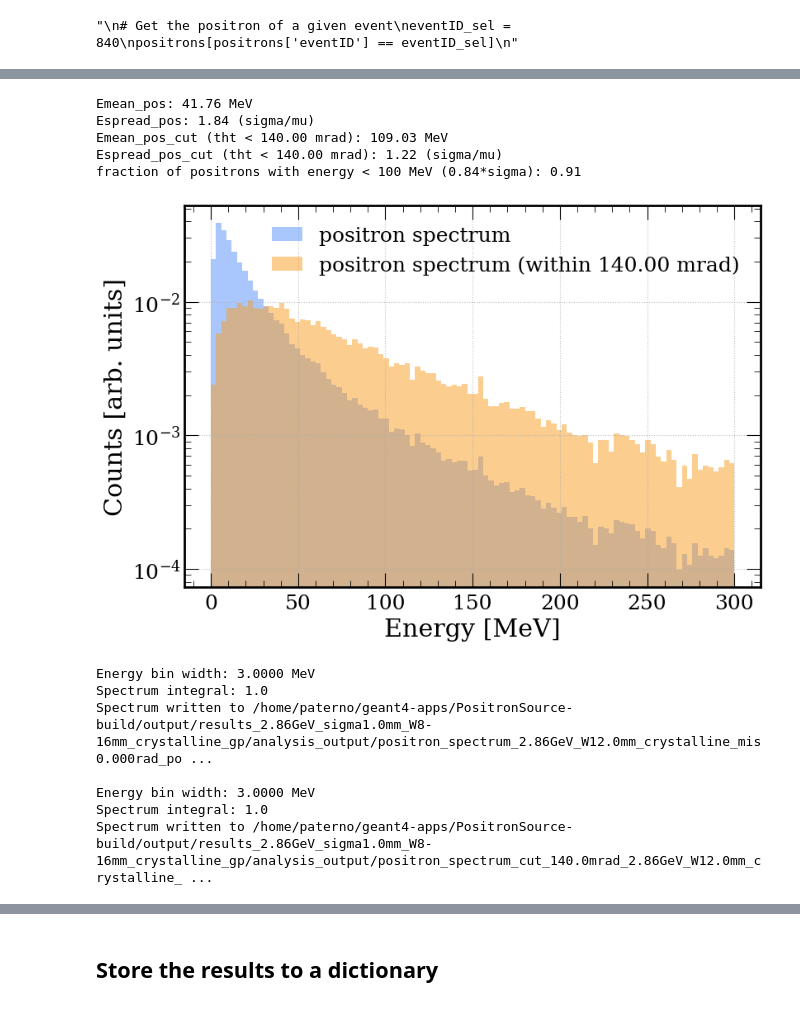
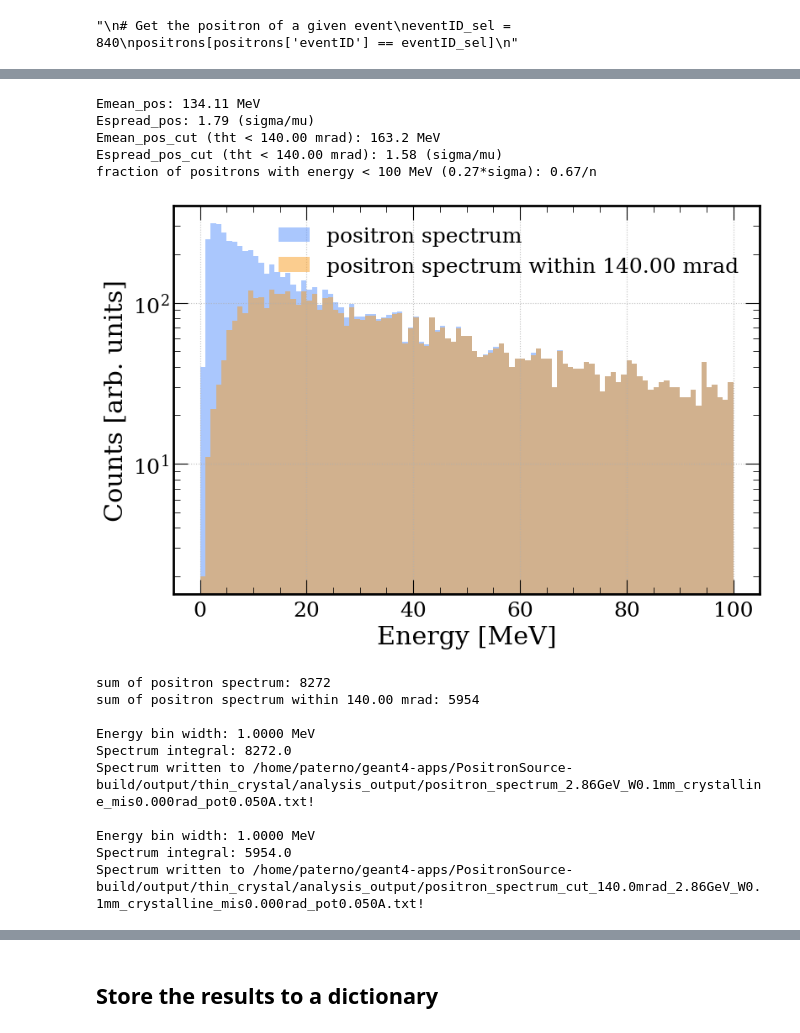
Before and after one commit to paternog/PositronSource, a Jupyter notebook: analysis_scripts/PS_G4_file_analysis.ipynb, the cells around one changed output, grey strips where cells are left out. Saved outputs shown, nothing was run; the diff lists cells and outputs as text; code cells hidden in the pictures.

Commit message:
improved analysis_scripts

```diff
--- a/analysis_scripts/PS_G4_file_analysis.ipynb
+++ b/analysis_scripts/PS_G4_file_analysis.ipynb
@@ -47,8 +47,8 @@ pd.options.mode.chained_assignment = None
 #name = "output_2.86GeV_W15.0mm_conventional"
 #conv_th = 15 #mm
 
-path = "/home/paterno/geant4-apps/PositronSource-build/output/results_2.86GeV_sigma1.0mm_W8-16mm_crystalline_gp/"
-name = "output_2.86GeV_W12.0mm_crystalline_mis0.000rad_pot0.050A"
+#path = "/home/paterno/geant4-apps/PositronSource-build/output/results_2.86GeV_sigma1.0mm_W8-16mm_crystalline_gp/"
+#name = "output_2.86GeV_W12.0mm_crystalline_mis0.000rad_pot0.050A"
 
 #path = "/home/paterno/geant4-apps/PositronSource-build/output/results_6GeV_sigma0.5mm_W4-24mm_conventional_gp/"
 #name = "output_6GeV_W17.0mm_conventional"
@@ -72,6 +72,10 @@ name = "output_2.86GeV_W12.0mm_crystalline_mis0.000rad_pot0.050A"
 #path = "/home/paterno/geant4_workdir/PositronSource-build/output/"
 #name = "output_2.86GeV_W2.50mm_D10cm_target10.00mm"
 
+path = "/home/paterno/geant4-apps/PositronSource-build/output/thin_crystal/"
+name = "output_2.86GeV_W0.1mm_crystalline_mis0.000rad_pot0.050A"
+#name = "output_2.86GeV_W0.1mm_random"
+
 #path = "C:/DATI/Geant4/PositronSource-build/output/results_2.86GeV_sigma1.0mm_W5-20mm_conventional_gp/"
 #name = "output_2.86GeV_W15.0mm_conventional"
 #path = "C:/DATI/Geant4/PositronSource-build/output/results_2.86GeV_sigma1.0mm_W8-16mm_crystalline_gp/"
@@ -858,51 +880,61 @@ Estdev_cut = np.std(E_pos_cut)
 Espread_pos_cut = Estdev_cut / Emean_pos_cut
 print("Emean_pos_cut (tht < %.2f mrad):" % angle_cut, round(Emean_pos_cut, 2), "MeV")
 print("Espread_pos_cut (tht < %.2f mrad):" % angle_cut, round(Espread_pos_cut, 2), "(sigma/mu)")
 Eth = 100 # MeV
 NposEth = len(E_pos.values[E_pos.values < Eth]) / len(E_pos.values)
 NsigmaEth = Eth / (Emean_pos + Estdev)
-print("fraction of positrons with energy < %.0f MeV (%.2f*sigma): %.2f" % (Eth, NsigmaEth, NposEth))
+print("fraction of positrons with energy < %.0f MeV (%.2f*sigma): %.2f/n" % (Eth, NsigmaEth, NposEth))
 
 # Plot histogram of positrons energy
 nbin_pos = 100
-range_pos = (0, 300)
+range_pos = (0, 100)
+IWantDensity = False
 plt.figure(figsize=(9, 6))
-h = plt.hist(E_pos, density=True, bins=nbin_pos, range=range_pos, alpha=0.5, \
+h = plt.hist(E_pos, density=IWantDensity, bins=nbin_pos, range=range_pos, alpha=0.5, \
              label='positron spectrum')
-h2 = plt.hist(E_pos_cut, density=True, bins=nbin_pos, range=range_pos, alpha=0.5, \
-              label='positron spectrum (within %.2f mrad)' % (angle_cut))
+h2 = plt.hist(E_pos_cut, density=IWantDensity, bins=nbin_pos, range=range_pos, alpha=0.5, \
+              label='positron spectrum within %.2f mrad' % (angle_cut))
 plt.legend()
 plt.xlabel('Energy [MeV]')
 plt.ylabel('Counts [arb. units]')
 plt.title('')
 plt.grid(True)
 plt.yscale('log')
 if saveFigs:
     plt.savefig(outpath + 'eplusBeam_E_distrib_' + purename + '.jpg')
 plt.show()
 
+if not IWantDensity:
+    print("sum of positron spectrum: %d" % sum(h[0]))
+    print("sum of positron spectrum within %.2f mrad: %d\n" % (angle_cut, sum(h2[0])))
+else:
+    print("\n")
+
 
 # Write the positron spectrum to a file
 Eedges, spectrum = h[1], h[0]
 output_file = outpath + 'positron_spectrum_' + purename + '.txt'
 write_spectrum_to_G4file(Eedges, spectrum, output_file)
 _, spectrum_cut = h2[1], h2[0]
 output_file_cut = outpath + 'positron_spectrum_cut_%.1fmrad_' % angle_cut + purename + '.txt'
 write_spectrum_to_G4file(Eedges, spectrum_cut, output_file_cut)
 # %% [output]
-Emean_pos: 41.76 MeV
-Espread_pos: 1.84 (sigma/mu)
-Emean_pos_cut (tht < 140.00 mrad): 109.03 MeV
-Espread_pos_cut (tht < 140.00 mrad): 1.22 (sigma/mu)
-fraction of positrons with energy < 100 MeV (0.84*sigma): 0.91
+Emean_pos: 134.11 MeV
+Espread_pos: 1.79 (sigma/mu)
+Emean_pos_cut (tht < 140.00 mrad): 163.2 MeV
+Espread_pos_cut (tht < 140.00 mrad): 1.58 (sigma/mu)
+fraction of positrons with energy < 100 MeV (0.27*sigma): 0.67/n
-[figure, old version]
+[figure, new version]
-Energy bin width: 3.0000 MeV
-Spectrum integral: 1.0
-Spectrum written to /home/paterno/geant4-apps/PositronSource-build/output/results_2.86GeV_sigma1.0mm_W8-16mm_crystalline_gp/analysis_output/positron_spectrum_2.86GeV_W12.0mm_crystalline_mis0.000rad_po ...
+sum of positron spectrum: 8272
+sum of positron spectrum within 140.00 mrad: 5954
 
-Energy bin width: 3.0000 MeV
-Spectrum integral: 1.0
-Spectrum written to /home/paterno/geant4-apps/PositronSource-build/output/results_2.86GeV_sigma1.0mm_W8-16mm_crystalline_gp/analysis_output/positron_spectrum_cut_140.0mrad_2.86GeV_W12.0mm_crystalline_ ...
+Energy bin width: 1.0000 MeV
+Spectrum integral: 8272.0
+Spectrum written to /home/paterno/geant4-apps/PositronSource-build/output/thin_crystal/analysis_output/positron_spectrum_2.86GeV_W0.1mm_crystalline_mis0.000rad_pot0.050A.txt!
+
+Energy bin width: 1.0000 MeV
+Spectrum integral: 5954.0
+Spectrum written to /home/paterno/geant4-apps/PositronSource-build/output/thin_crystal/analysis_output/positron_spectrum_cut_140.0mrad_2.86GeV_W0.1mm_crystalline_mis0.000rad_pot0.050A.txt!
 # %%
 #convertFileToRFTrack = True
 
```
Also changed, not shown: parts of 16 cells of this notebook, 2 other files.
